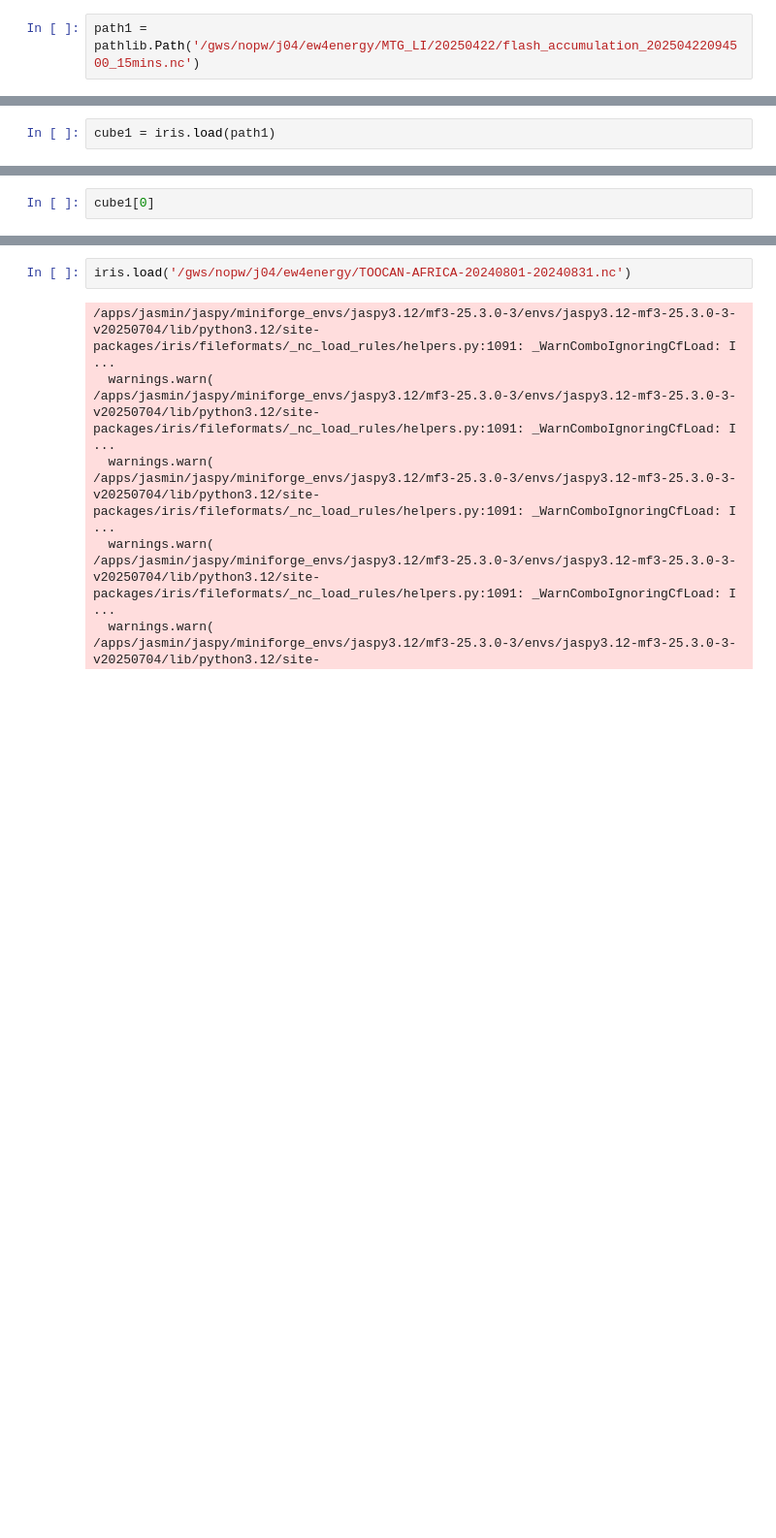
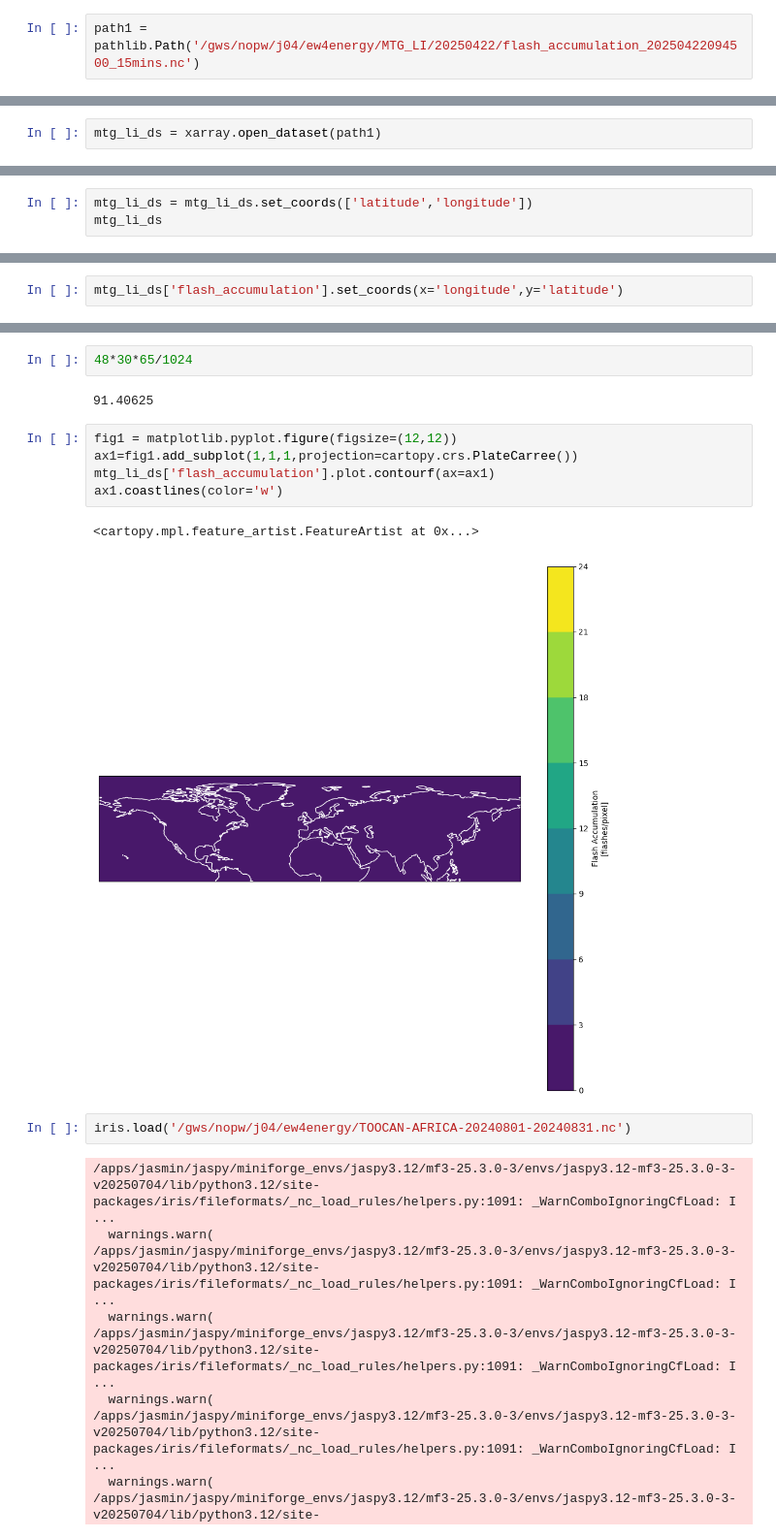
Before and after one commit to uk-gov-mirror/MetOffice.pyearthtools_jasmin, a Jupyter notebook: notebooks/ew4energy/ew4_mtg_li.ipynb, the cells around one changed output, grey strips where cells are left out. Shown at 97% size. Drawn from its saved outputs; the diff is of its cells as text; blank space fills up the shorter version.

```diff
--- a/notebooks/ew4energy/ew4_mtg_li.ipynb
+++ b/notebooks/ew4energy/ew4_mtg_li.ipynb
@@ -14,2 +61,2 @@ path1 = pathlib.Path('/gws/nopw/j04/ew4energy/MTG_LI/20250422/flash_accumulation
 # %%
-cube1 = iris.load(path1)
+mtg_li_ds = xarray.open_dataset(path1)
@@ -15,0 +88,3 @@ cube1 = iris.load(path1)
+# %%
+mtg_li_ds = mtg_li_ds.set_coords(['latitude','longitude'])
+mtg_li_ds
@@ -16,3 +124,3 @@ cube1 = iris.load(path1)
 # %%
-cube1[0]
+mtg_li_ds['flash_accumulation'].set_coords(x='longitude',y='latitude')
 # %% [output]
@@ -47,3 +164,15 @@ TypeError: Cube.collapsed() missing 2 required positional arguments: 'coords' an
+# %%
+48*30*65/1024
+# %% [output]
+91.40625
+# %%
+fig1 = matplotlib.pyplot.figure(figsize=(12,12))
+ax1=fig1.add_subplot(1,1,1,projection=cartopy.crs.PlateCarree())
+mtg_li_ds['flash_accumulation'].plot.contourf(ax=ax1)
+ax1.coastlines(color='w')
+# %% [output]
+<cartopy.mpl.feature_artist.FeatureArtist at 0x...>
+[figure, added]
 # %%
 iris.load('/gws/nopw/j04/ew4energy/TOOCAN-AFRICA-20240801-20240831.nc')
 # %% [output]
```
Also changed, not shown: parts of 19 cells of this notebook, 3 other files.
